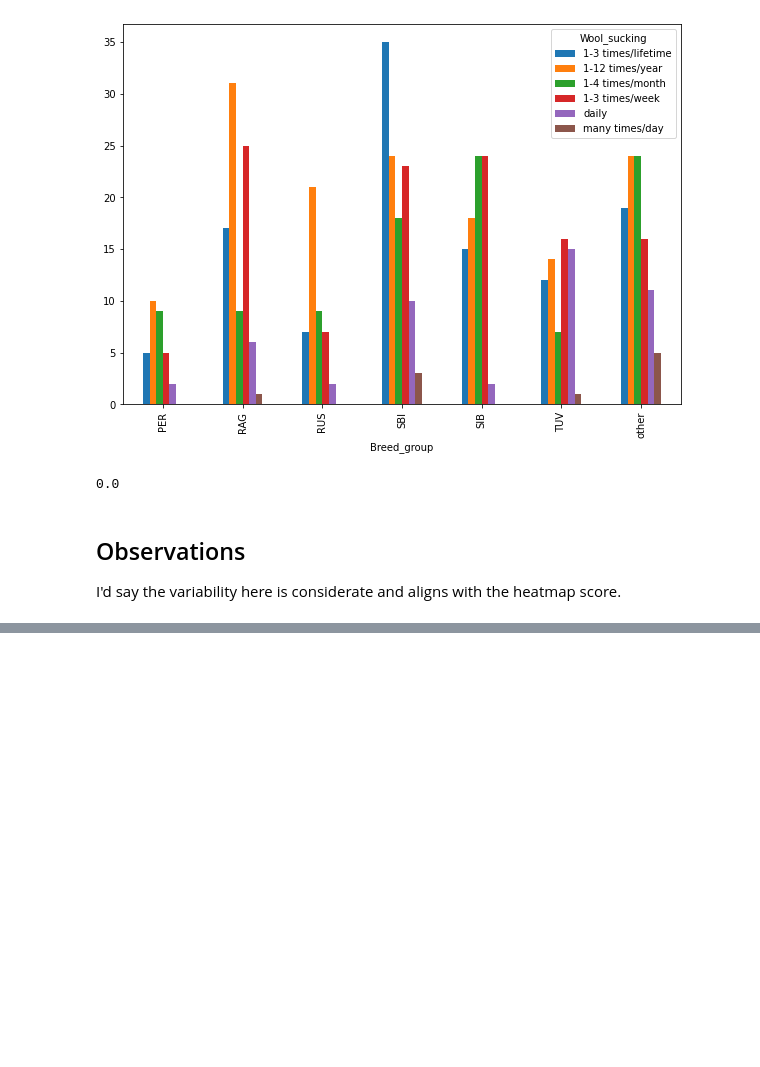
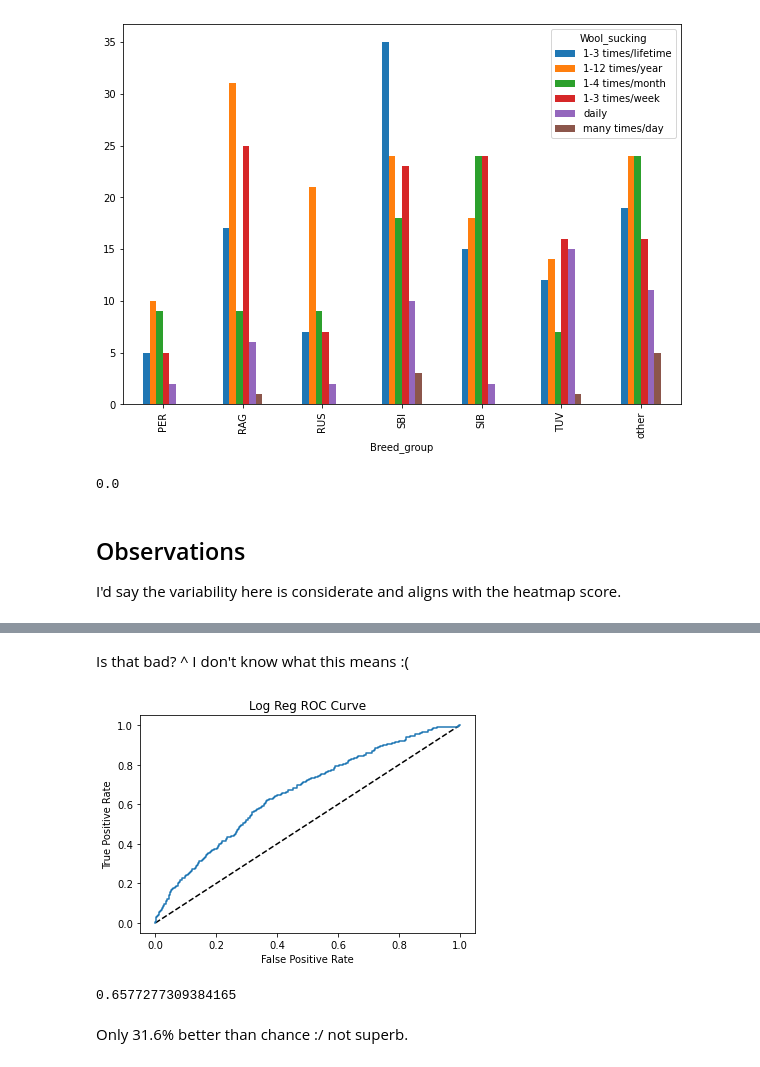
Before and after one commit to GwenToves/Cat-pstone, a Jupyter notebook: EDA.ipynb, the cells around one changed output, grey strips where cells are left out. Saved outputs shown, nothing was run; the diff lists cells and outputs as text; code cells hidden in the pictures; blank space fills up the shorter version.

```diff
--- a/EDA.ipynb
+++ b/EDA.ipynb
@@ -361,0 +474,4 @@ I'd say the variability here is considerate and aligns with the heatmap score.
+# %%
+# assign X and y
+X = df_log.drop(columns='ws_binary')
+y = df_log['ws_binary']
@@ -361,0 +498,5 @@ I'd say the variability here is considerate and aligns with the heatmap score.
+# %%
+X_train, X_test, y_train, y_test = train_test_split(X, y, test_size=0.3, random_state=42, stratify=y)
+# %%
+log = LogisticRegression()
+log.fit(X_train, y_train)
@@ -361,0 +512,2 @@ I'd say the variability here is considerate and aligns with the heatmap score.
+# %% [markdown]
+Is that bad? ^ I don't know what this means :(
@@ -361,0 +516,18 @@ I'd say the variability here is considerate and aligns with the heatmap score.
+# %%
+y_pred_probs = log.predict_proba(X_test)[:,1]
+fpr, tpr, thresholds = roc_curve(y_test, y_pred_probs)
+# %%
+plt.plot([0,1], [0,1], 'k--')
+plt.plot(fpr, tpr)
+plt.xlabel("False Positive Rate")
+plt.ylabel("True Positive Rate")
+plt.title("Log Reg ROC Curve")
+plt.show()
+# %% [output]
+[figure, added]
+# %%
+roc_auc_score(y_test,y_pred_probs)
+# %% [output]
+0.6577277309384165
+# %% [markdown]
+Only 31.6% better than chance :/ not superb.
```
Also changed, not shown: parts of 30 cells of this notebook, 2 other files.
